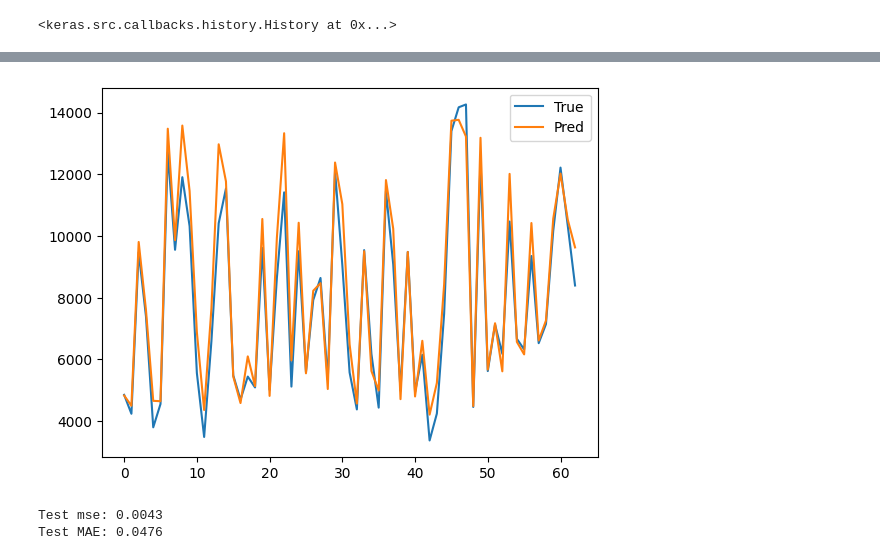
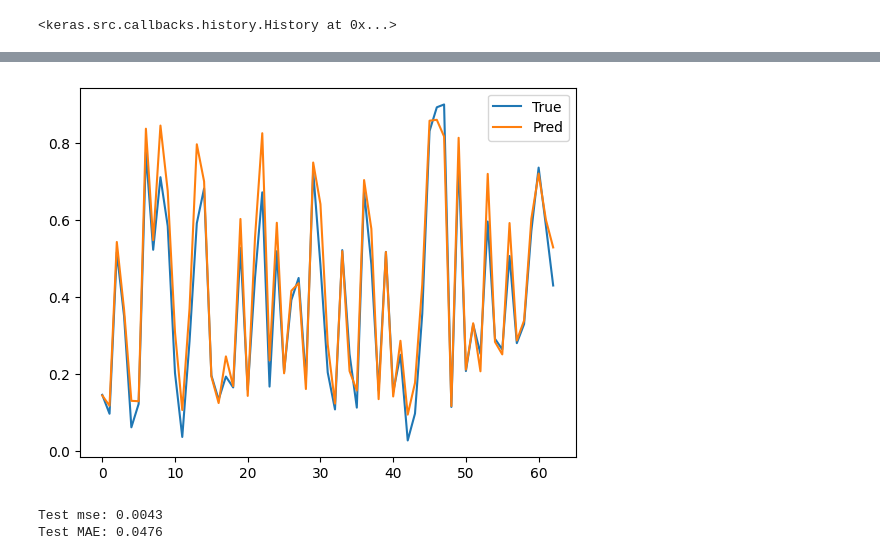
Before and after one commit to minsoojo/MLprogramming, a Jupyter notebook: 10week/RNN_LSTM_Alcohol_Sales.ipynb, the cells around one changed output, grey strips where cells are left out. Cells and saved outputs as stored; diff of their text form; code cells hidden in the pictures.

```diff
--- a/10week/RNN_LSTM_Alcohol_Sales.ipynb
+++ b/10week/RNN_LSTM_Alcohol_Sales.ipynb
@@ -112,7 +112,9 @@ Epoch 50/50
 # %%
 # 5. 예측
 pred = model.predict(X_test)
-plt.plot(scaler.inverse_transform(y_test), label='True')
-plt.plot(scaler.inverse_transform(pred), label='Pred')
+# plt.plot(scaler.inverse_transform(y_test), label='True')
+# plt.plot(scaler.inverse_transform(pred), label='Pred')
+plt.plot(y_test, label='True')
+plt.plot(pred, label='Pred')
 plt.legend(); plt.show()
 # %% [output]
@@ -120,4 +122,4 @@ plt.legend(); plt.show()
-[figure, old version]
+[figure, new version]
 # %%
 loss, mae = model.evaluate(X_test, y_test, verbose=0)
 print(f"Test mse: {loss:.4f}")
```
Also changed, not shown: parts of 1 cell of this notebook.
